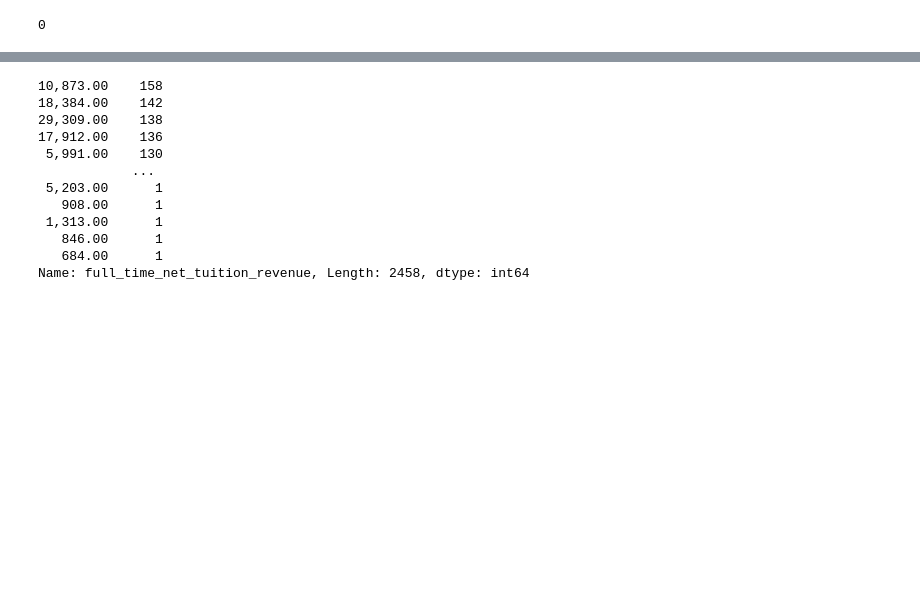
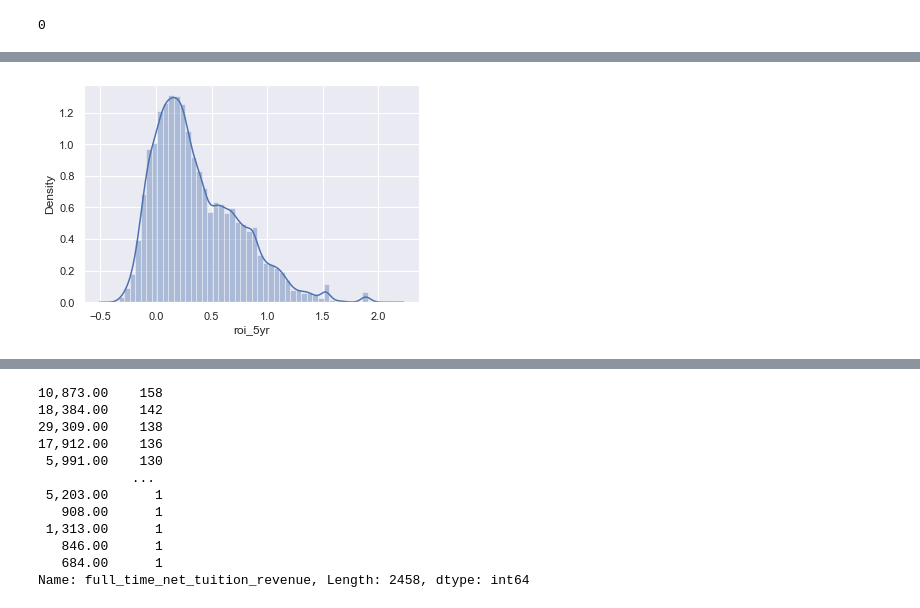
Before and after one commit to CDM-College-ROI/capstone_working_repo, a Jupyter notebook: ds_folder/explore_workbook.ipynb, the cells around one changed output, grey strips where cells are left out. Drawn from its saved outputs; the diff is of its cells as text; code cells hidden in the pictures; blank space fills up the shorter version.

```diff
--- a/ds_folder/explore_workbook.ipynb
+++ b/ds_folder/explore_workbook.ipynb
@@ -570,0 +234,5 @@ Name: avg_net_price, Length: 30287, dtype: int64
+# %%
+sns.distplot(explore_df['roi_5yr'])
+plt.show()
+# %% [output]
+[figure, added]
```
Also changed, not shown: parts of 113 cells of this notebook, 6 other files.
